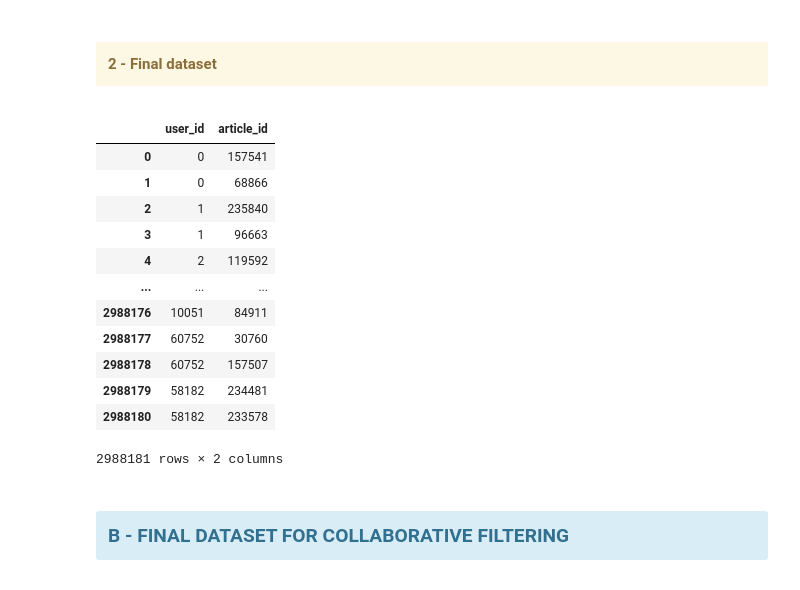
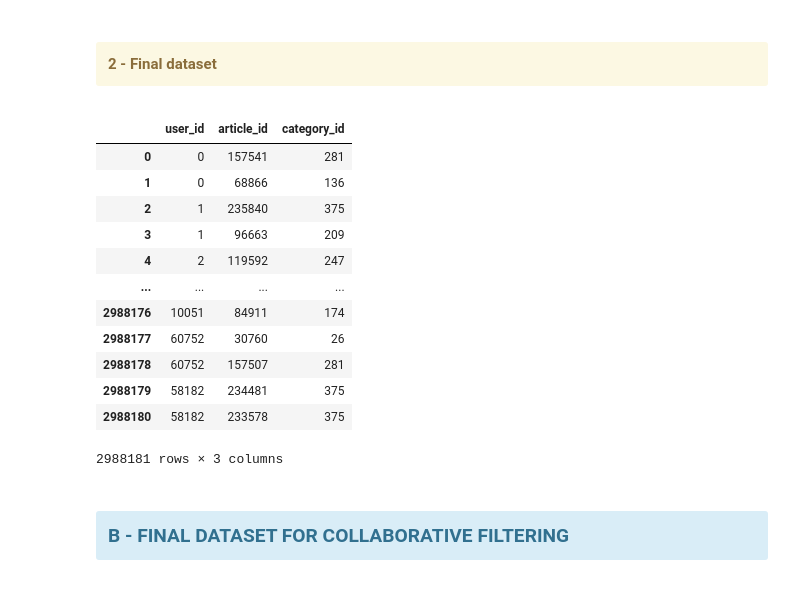
Before and after one commit to jfsubrini/ia-project9, a Jupyter notebook: Subrini_JeanFrancois_2_scripts_012023.ipynb, the cells around one changed output. Saved outputs shown, nothing was run; the diff lists cells and outputs as text; code cells hidden in the pictures.

```diff
--- a/Subrini_JeanFrancois_2_scripts_012023.ipynb
+++ b/Subrini_JeanFrancois_2_scripts_012023.ipynb
@@ -816,22 +814,22 @@ df_embed
 2 - Final dataset</div></h4>
 # %%
 # Cleaning the final dataset of useless columns.
-df_merged_cb = df_merged[['user_id', 'article_id']]
-df_merged_cb
+df_cb = df_merged[['user_id', 'article_id', 'category_id']]
+df_cb
 # %% [output]
-|  | user_id | article_id |
-| 0 | 0 | 157541 |
-| 1 | 0 | 68866 |
-| 2 | 1 | 235840 |
-| 3 | 1 | 96663 |
-| 4 | 2 | 119592 |
-| ... | ... | ... |
-| 2988176 | 10051 | 84911 |
-| 2988177 | 60752 | 30760 |
-| 2988178 | 60752 | 157507 |
-| 2988179 | 58182 | 234481 |
-| 2988180 | 58182 | 233578 |
+|  | user_id | article_id | category_id |
+| 0 | 0 | 157541 | 281 |
+| 1 | 0 | 68866 | 136 |
+| 2 | 1 | 235840 | 375 |
+| 3 | 1 | 96663 | 209 |
+| 4 | 2 | 119592 | 247 |
+| ... | ... | ... | ... |
+| 2988176 | 10051 | 84911 | 174 |
+| 2988177 | 60752 | 30760 | 26 |
+| 2988178 | 60752 | 157507 | 281 |
+| 2988179 | 58182 | 234481 | 375 |
+| 2988180 | 58182 | 233578 | 375 |
-2988181 rows × 2 columns
+2988181 rows × 3 columns
 # %% [markdown]
 <h3><div class="alert alert-block alert-info" id="section_1B">
 B - FINAL DATASET FOR COLLABORATIVE FILTERING</div></h3>
```
Also changed, not shown: parts of 39 cells of this notebook, 2 other files.
